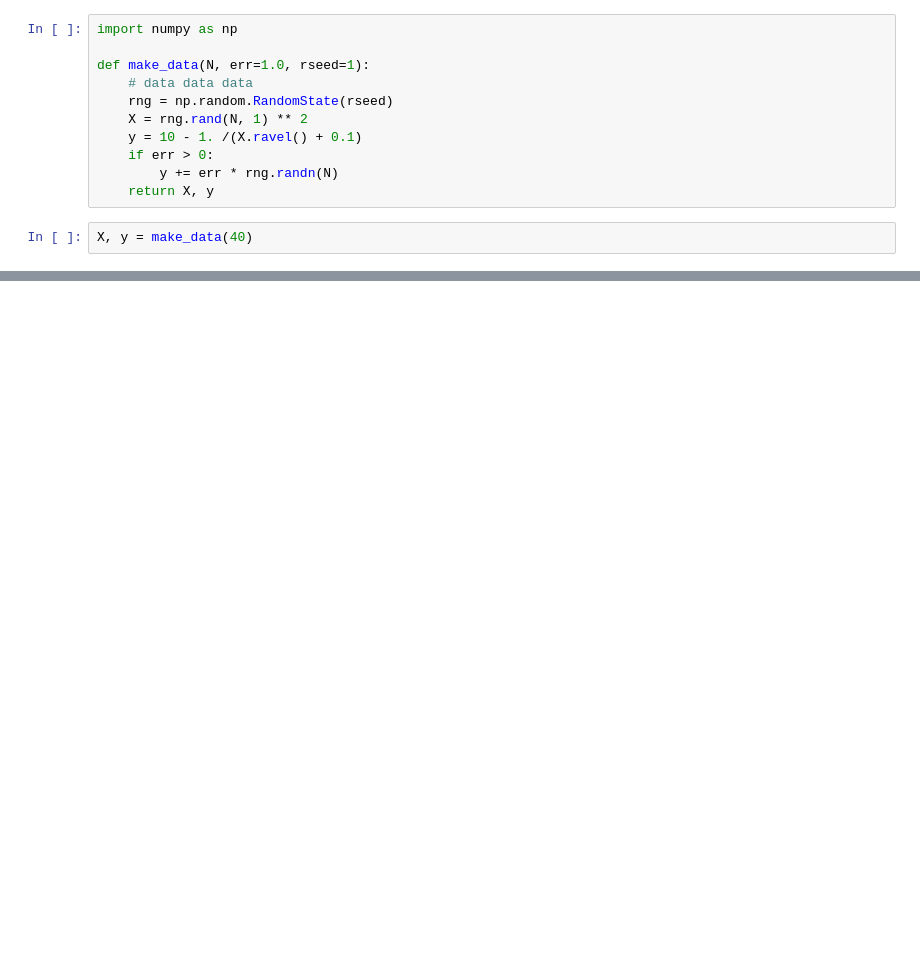
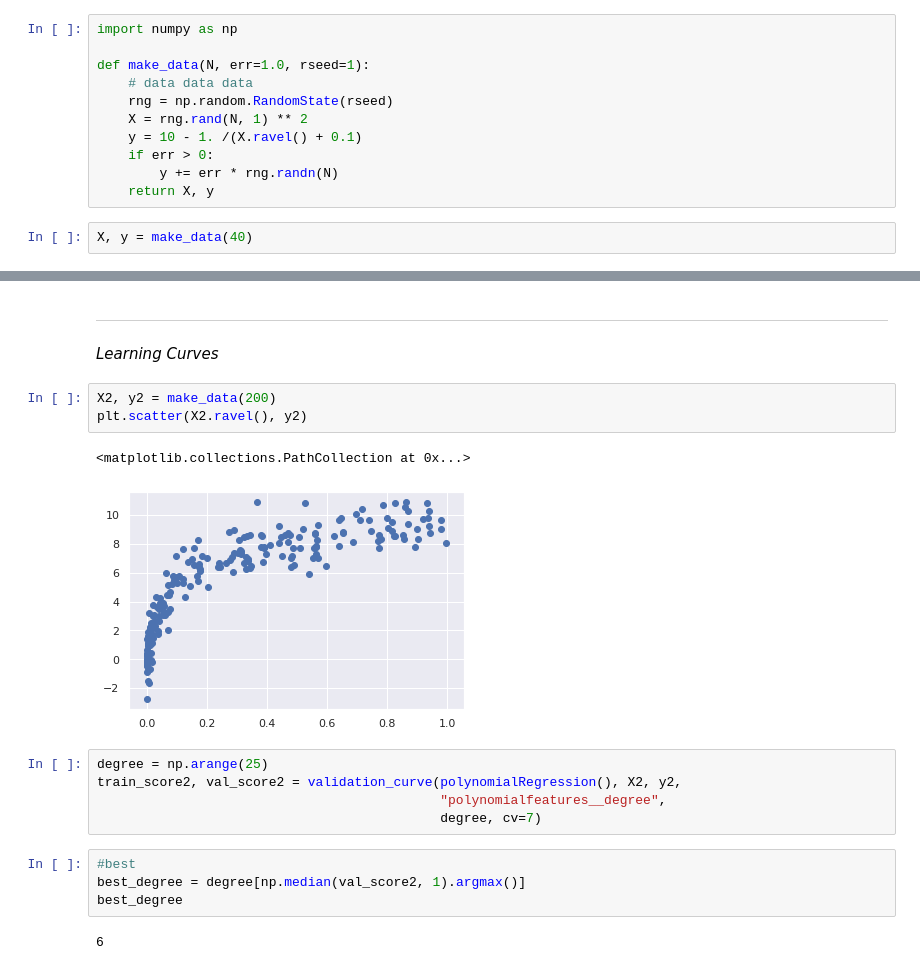
Before and after one commit to casanovajose/python-stuff, a Jupyter notebook: polynomialRegression.ipynb, the cells around one changed output, grey strips where cells are left out. Drawn from its saved outputs; the diff is of its cells as text; blank space fills up the shorter version.

```diff
--- a/polynomialRegression.ipynb
+++ b/polynomialRegression.ipynb
@@ -72,0 +79,20 @@ y_test.shape
+# %% [markdown]
+***
+*Learning Curves*
+# %%
+X2, y2 = make_data(200)
+plt.scatter(X2.ravel(), y2)
+# %% [output]
+<matplotlib.collections.PathCollection at 0x...>
+[figure, added]
+# %%
+degree = np.arange(25)
+train_score2, val_score2 = validation_curve(polynomialRegression(), X2, y2,
+                                            "polynomialfeatures__degree",
+                                            degree, cv=7)
+# %%
+#best
+best_degree = degree[np.median(val_score2, 1).argmax()]
+best_degree
+# %% [output]
+6
```
Also changed, not shown: parts of 16 cells of this notebook.
